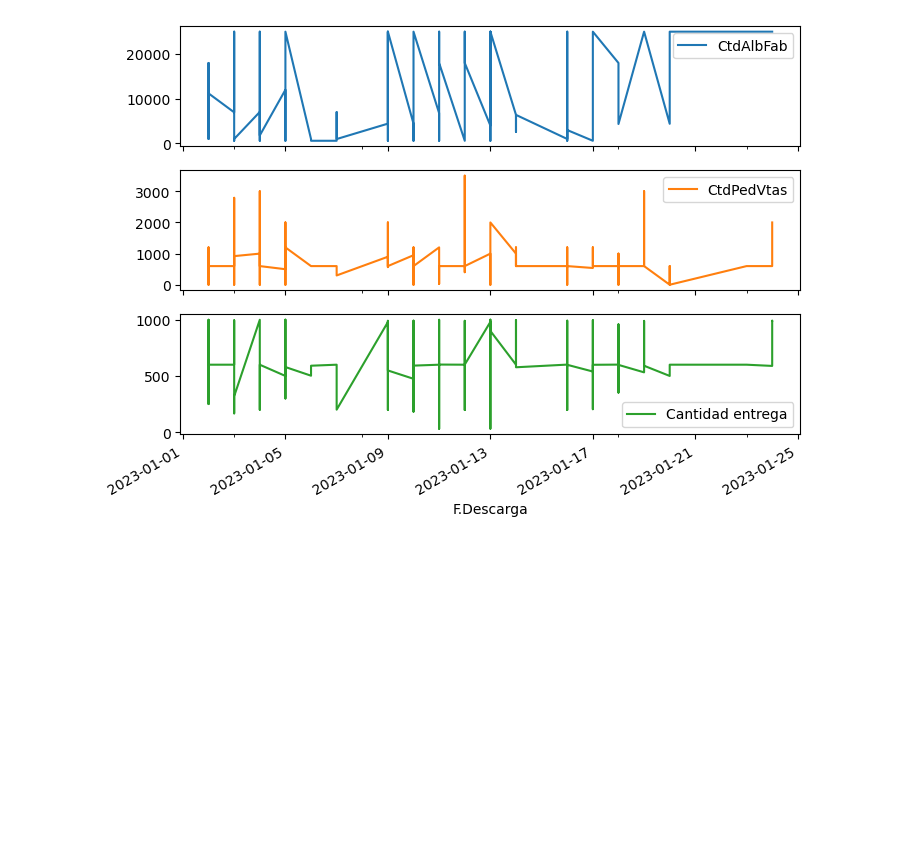
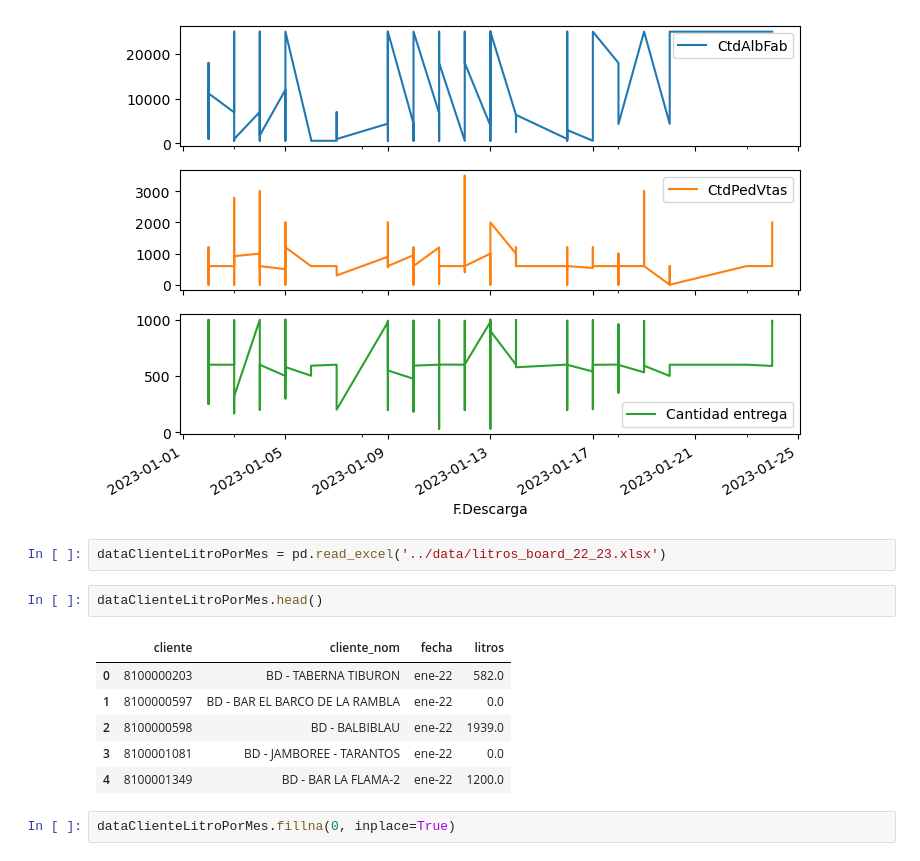
Before and after one commit to DAMM-PAE/Backend, a Jupyter notebook: jupiter/predict.ipynb, the cells around one changed output. Drawn from its saved outputs; the diff is of its cells as text; blank space fills up the shorter version.

Commit message:
Clean data save state #2

```diff
--- a/jupiter/predict.ipynb
+++ b/jupiter/predict.ipynb
@@ -323,3 +360,16 @@ _ = plot_features.plot(subplots=True)
 # %% [output]
 [figure]
 [figure]
+# %%
+dataClienteLitroPorMes = pd.read_excel('../data/litros_board_22_23.xlsx')
+# %%
+dataClienteLitroPorMes.head()
+# %% [output]
+|  | cliente | cliente_nom | fecha | litros |
+| 0 | 8100000203 | BD - TABERNA TIBURON | ene-22 | 582.0 |
+| 1 | 8100000597 | BD - BAR EL BARCO DE LA RAMBLA | ene-22 | 0.0 |
+| 2 | 8100000598 | BD - BALBIBLAU | ene-22 | 1939.0 |
+| 3 | 8100001081 | BD - JAMBOREE - TARANTOS | ene-22 | 0.0 |
+| 4 | 8100001349 | BD - BAR LA FLAMA-2 | ene-22 | 1200.0 |
+# %%
+dataClienteLitroPorMes.fillna(0, inplace=True)
```
Also changed, not shown: parts of 2 cells of this notebook.
